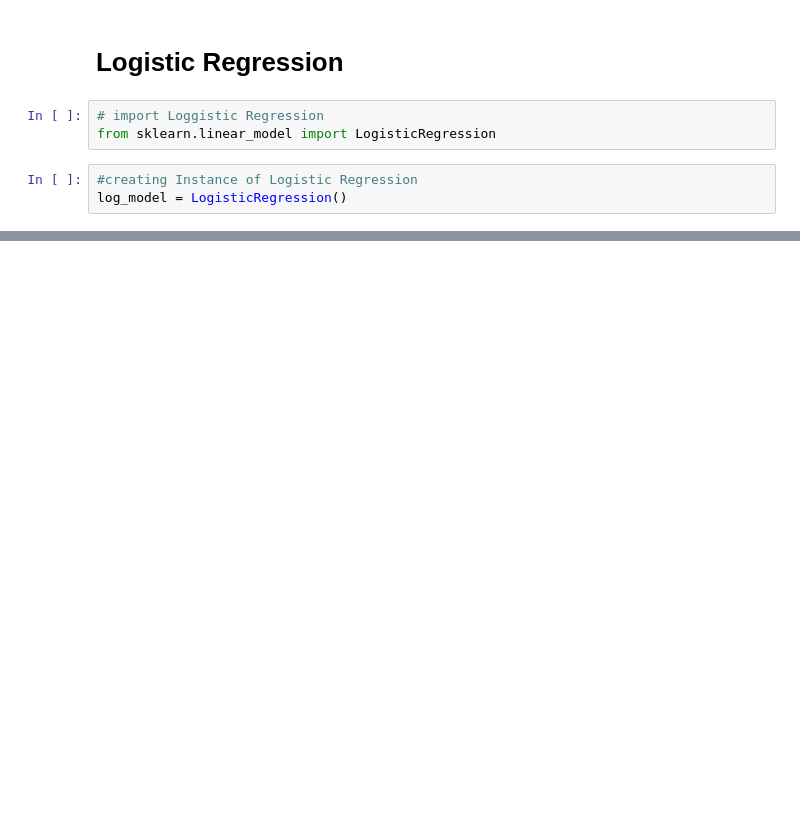
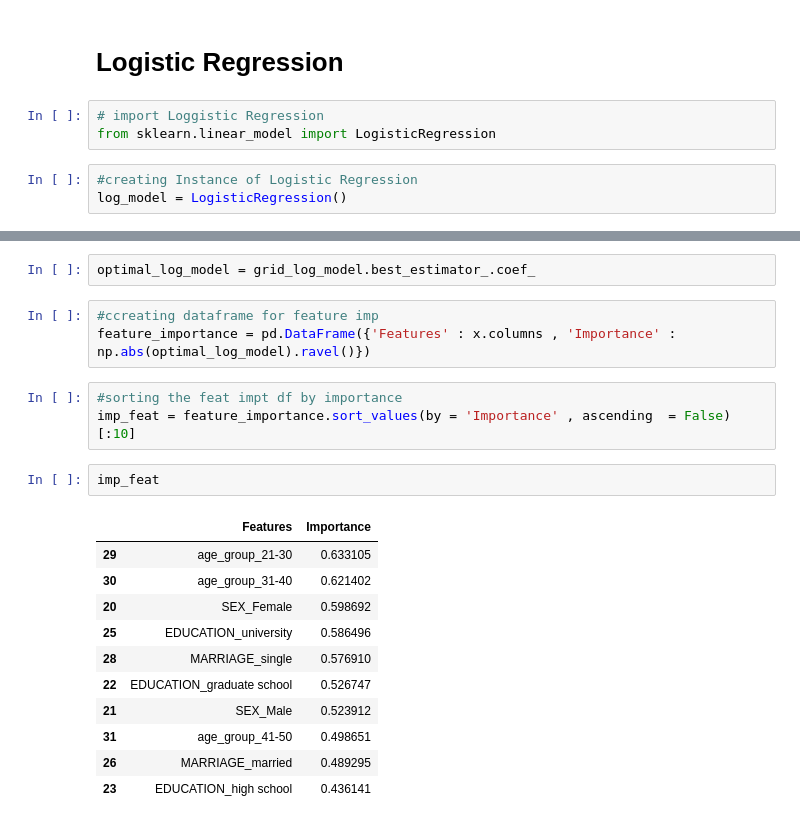
Before and after one commit to Kalpesh-Rajput/-Credit_Card_Default_Prediction, a Jupyter notebook: KR_|_Credit_Card_Default_Prediction.ipynb, the cells around one changed output, grey strips where cells are left out. Cells and saved outputs as stored; diff of their text form; blank space fills up the shorter version.

```diff
--- a/KR_|_Credit_Card_Default_Prediction.ipynb
+++ b/KR_|_Credit_Card_Default_Prediction.ipynb
@@ -1165,0 +1207,22 @@ weighted avg       0.88      0.87      0.87     11682
+# %%
+optimal_log_model = grid_log_model.best_estimator_.coef_
+# %%
+#ccreating dataframe for feature imp
+feature_importance = pd.DataFrame({'Features' : x.columns , 'Importance' : np.abs(optimal_log_model).ravel()})
+# %%
+#sorting the feat impt df by importance
+imp_feat = feature_importance.sort_values(by = 'Importance' , ascending  = False)[:10]
+# %%
+imp_feat
+# %% [output]
+|  | Features | Importance |
+| 29 | age_group_21-30 | 0.633105 |
+| 30 | age_group_31-40 | 0.621402 |
+| 20 | SEX_Female | 0.598692 |
+| 25 | EDUCATION_university | 0.586496 |
+| 28 | MARRIAGE_single | 0.576910 |
+| 22 | EDUCATION_graduate school | 0.526747 |
+| 21 | SEX_Male | 0.523912 |
+| 31 | age_group_41-50 | 0.498651 |
+| 26 | MARRIAGE_married | 0.489295 |
+| 23 | EDUCATION_high school | 0.436141 |
```
Also changed, not shown: parts of 27 cells of this notebook.
